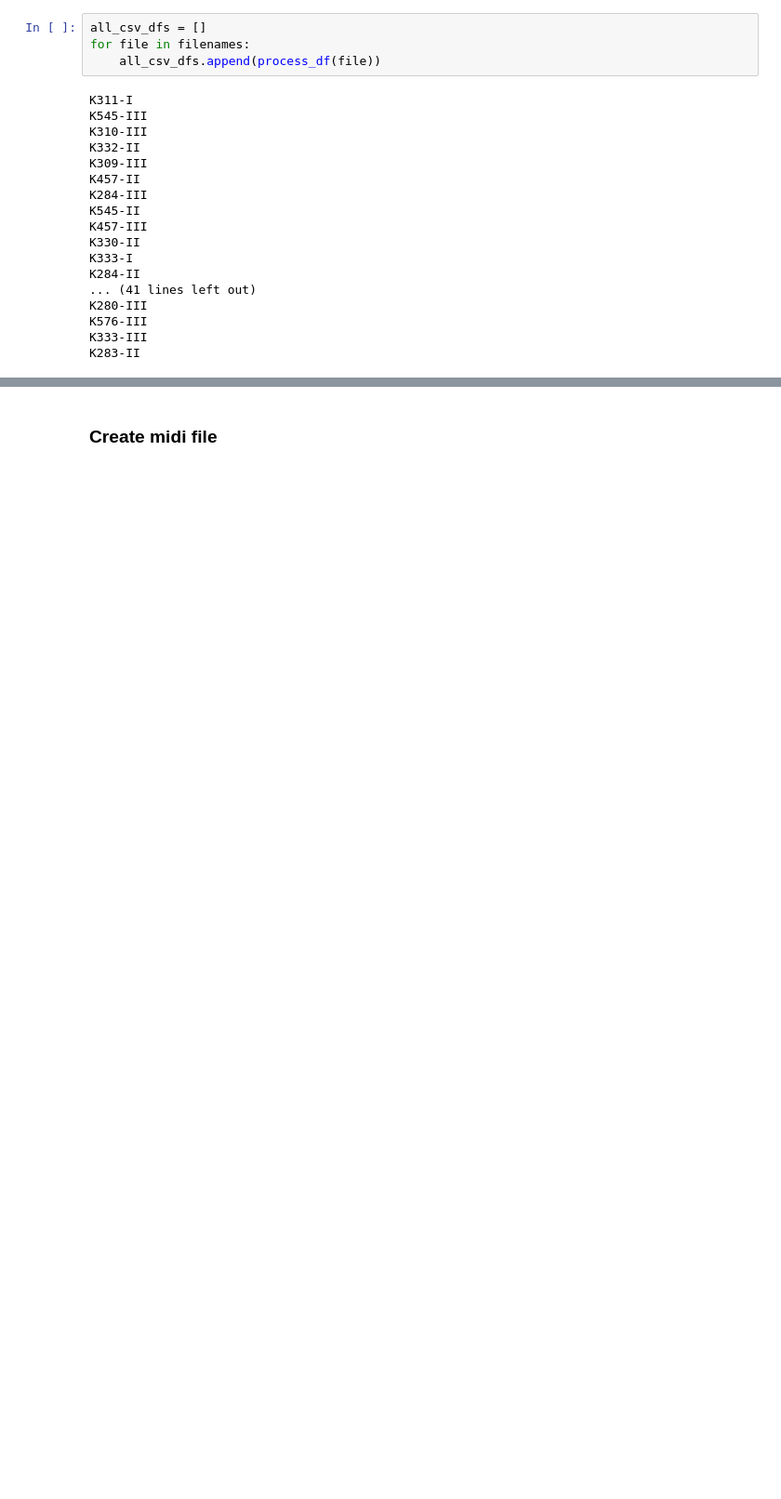
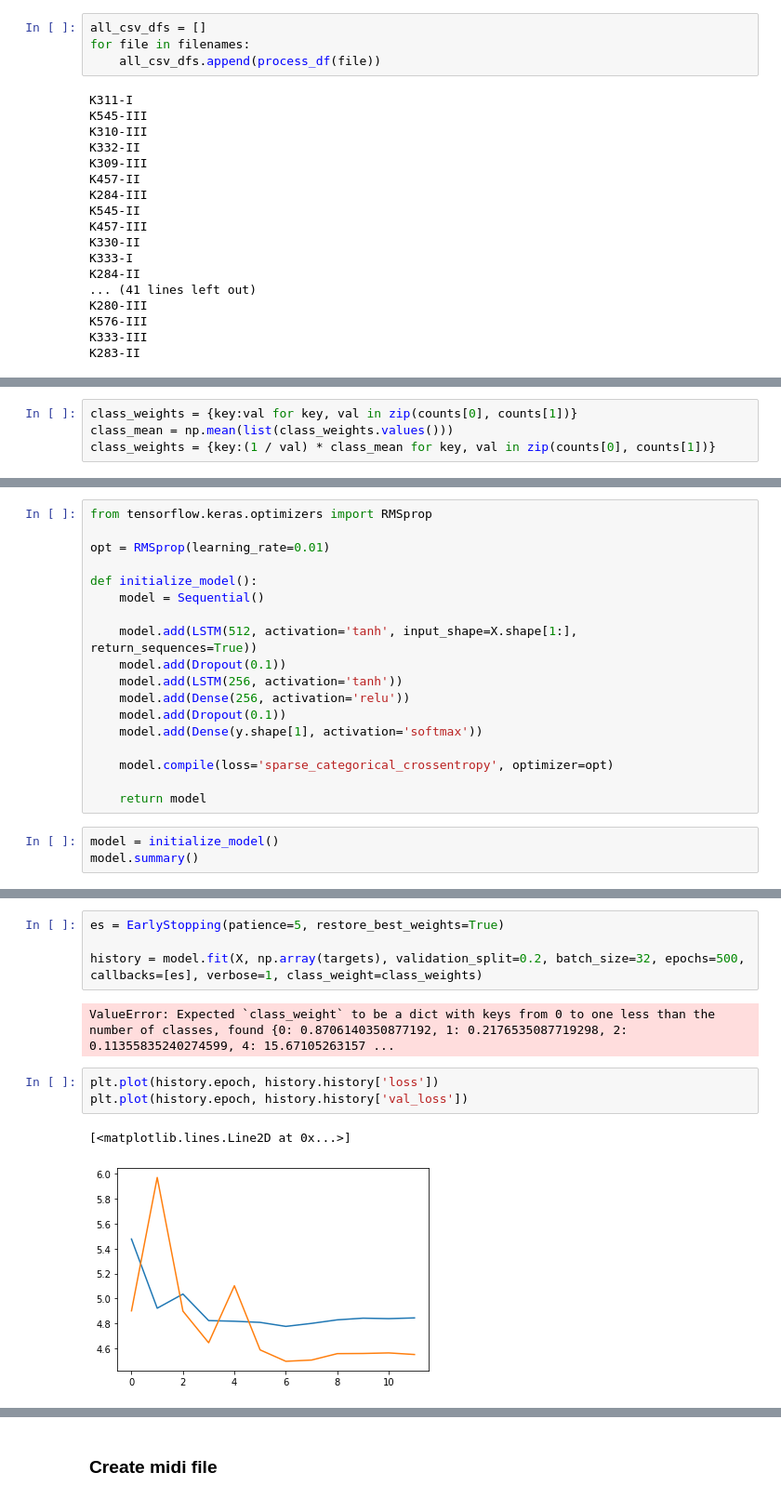
Before and after one commit to sevans47/CoolMelodyProject, a Jupyter notebook: notebooks/stephen_csv_to_midi.ipynb, the cells around one changed output, grey strips where cells are left out. Shown at 93% size. Cells and saved outputs as stored; diff of their text form; blank space fills up the shorter version.

```diff
--- a/notebooks/stephen_csv_to_midi.ipynb
+++ b/notebooks/stephen_csv_to_midi.ipynb
@@ -151,0 +299,4 @@ all_csv_dfs[5].head()
+# %%
+class_weights = {key:val for key, val in zip(counts[0], counts[1])}
+class_mean = np.mean(list(class_weights.values()))
+class_weights = {key:(1 / val) * class_mean for key, val in zip(counts[0], counts[1])}
@@ -151,0 +323,21 @@ all_csv_dfs[5].head()
+# %%
+from tensorflow.keras.optimizers import RMSprop
+
+opt = RMSprop(learning_rate=0.01)
+
+def initialize_model():
+    model = Sequential()
+
+    model.add(LSTM(512, activation='tanh', input_shape=X.shape[1:], return_sequences=True))
+    model.add(Dropout(0.1))
+    model.add(LSTM(256, activation='tanh'))
+    model.add(Dense(256, activation='relu'))
+    model.add(Dropout(0.1))
+    model.add(Dense(y.shape[1], activation='softmax'))
+
+    model.compile(loss='sparse_categorical_crossentropy', optimizer=opt)
+
+    return model
+# %%
+model = initialize_model()
+model.summary()
@@ -151,0 +365,12 @@ all_csv_dfs[5].head()
+# %%
+es = EarlyStopping(patience=5, restore_best_weights=True)
+
+history = model.fit(X, np.array(targets), validation_split=0.2, batch_size=32, epochs=500, callbacks=[es], verbose=1, class_weight=class_weights)
+# %% [output]
+ValueError: Expected `class_weight` to be a dict with keys from 0 to one less than the number of classes, found {0: 0.8706140350877192, 1: 0.2176535087719298, 2: 0.11355835240274599, 4: 15.67105263157 ...
+# %%
+plt.plot(history.epoch, history.history['loss'])
+plt.plot(history.epoch, history.history['val_loss'])
+# %% [output]
+[<matplotlib.lines.Line2D at 0x...>]
+[figure, added]
```
Also changed, not shown: parts of 66 cells of this notebook, 1 other file.
